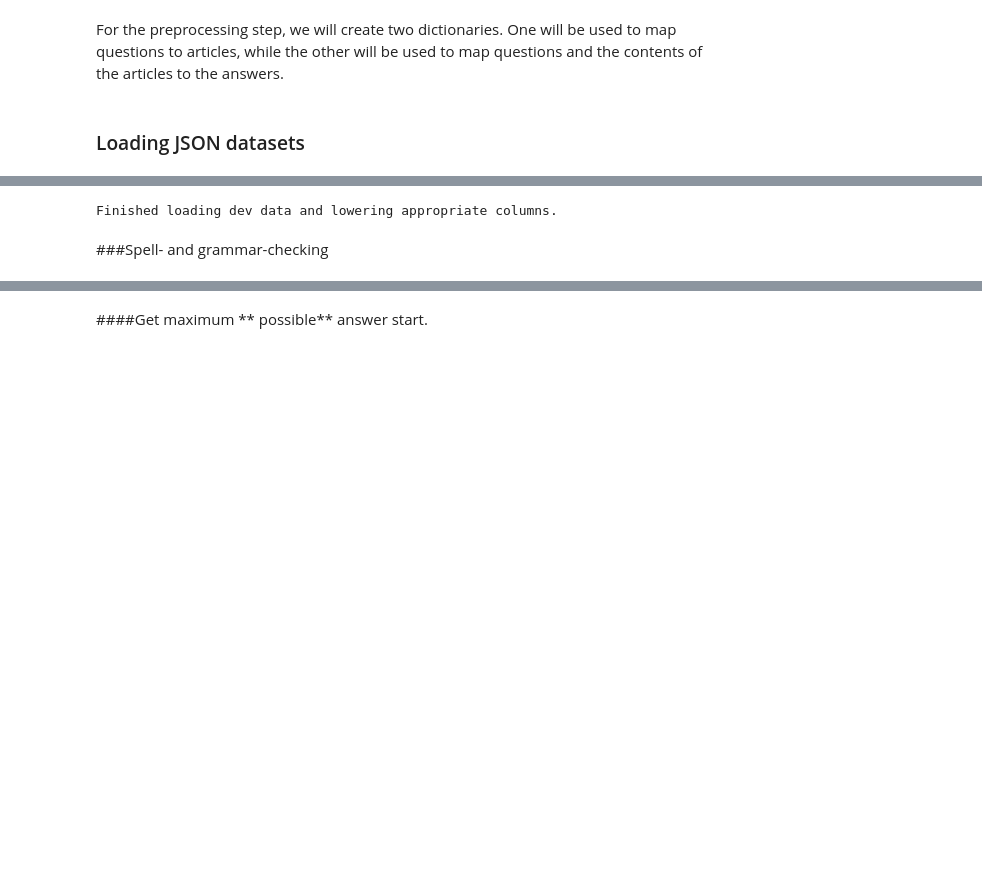
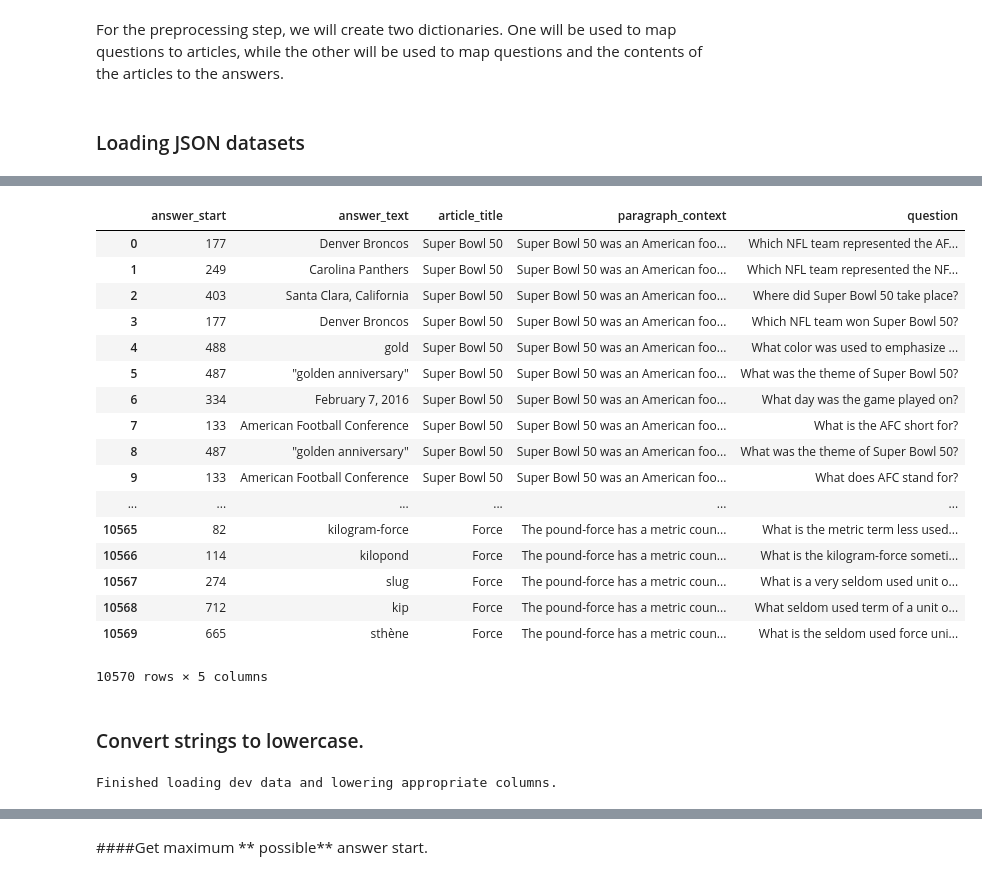
Before and after one commit to moonman239/Capstone-project, a Jupyter notebook: Capstone_project_merged.ipynb, the cells around one changed output, grey strips where cells are left out. Drawn from its saved outputs; the diff is of its cells as text; code cells hidden in the pictures; blank space fills up the shorter version.

Commit message:
Removed spell check, fixed BERT code.

```diff
--- a/Capstone_project_merged.ipynb
+++ b/Capstone_project_merged.ipynb
@@ -106,2 +112,25 @@ trainingData
 87599 rows × 5 columns
+# %%
+devData
+# %% [output]
+|  | answer_start | answer_text | article_title | paragraph_context | question |
+| 0 | 177 | Denver Broncos | Super Bowl 50 | Super Bowl 50 was an American foo... | Which NFL team represented the AF... |
+| 1 | 249 | Carolina Panthers | Super Bowl 50 | Super Bowl 50 was an American foo... | Which NFL team represented the NF... |
+| 2 | 403 | Santa Clara, California | Super Bowl 50 | Super Bowl 50 was an American foo... | Where did Super Bowl 50 take place? |
+| 3 | 177 | Denver Broncos | Super Bowl 50 | Super Bowl 50 was an American foo... | Which NFL team won Super Bowl 50? |
+| 4 | 488 | gold | Super Bowl 50 | Super Bowl 50 was an American foo... | What color was used to emphasize ... |
+| 5 | 487 | "golden anniversary" | Super Bowl 50 | Super Bowl 50 was an American foo... | What was the theme of Super Bowl 50? |
+| 6 | 334 | February 7, 2016 | Super Bowl 50 | Super Bowl 50 was an American foo... | What day was the game played on? |
+| 7 | 133 | American Football Conference | Super Bowl 50 | Super Bowl 50 was an American foo... | What is the AFC short for? |
+| 8 | 487 | "golden anniversary" | Super Bowl 50 | Super Bowl 50 was an American foo... | What was the theme of Super Bowl 50? |
+| 9 | 133 | American Football Conference | Super Bowl 50 | Super Bowl 50 was an American foo... | What does AFC stand for? |
+| ... | ... | ... | ... | ... | ... |
+| 10565 | 82 | kilogram-force | Force | The pound-force has a metric coun... | What is the metric term less used... |
+| 10566 | 114 | kilopond | Force | The pound-force has a metric coun... | What is the kilogram-force someti... |
+| 10567 | 274 | slug | Force | The pound-force has a metric coun... | What is a very seldom used unit o... |
+| 10568 | 712 | kip | Force | The pound-force has a metric coun... | What seldom used term of a unit o... |
+| 10569 | 665 | sthène | Force | The pound-force has a metric coun... | What is the seldom used force uni... |
+10570 rows × 5 columns
+# %% [markdown]
+### Convert strings to lowercase.
 # %%
@@ -121,5 +150,3 @@ devData["answer_start"] = pd.to_numeric(devData["answer_start"])
 print("Finished loading dev data and lowering appropriate columns.")
 # %% [output]
 Finished loading dev data and lowering appropriate columns.
-# %% [markdown]
-###Spell- and grammar-checking
```
Also changed, not shown: parts of 40 cells of this notebook.
